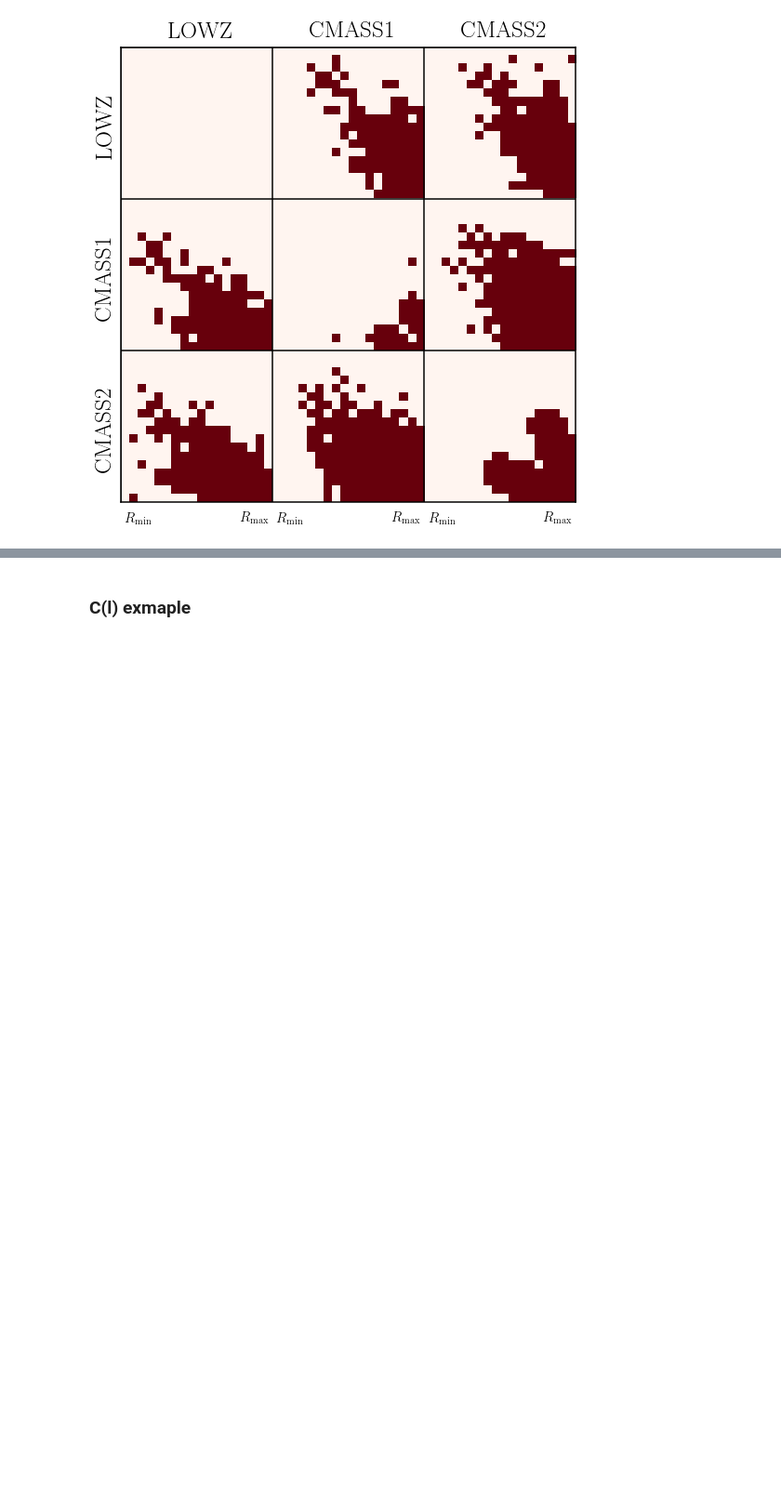
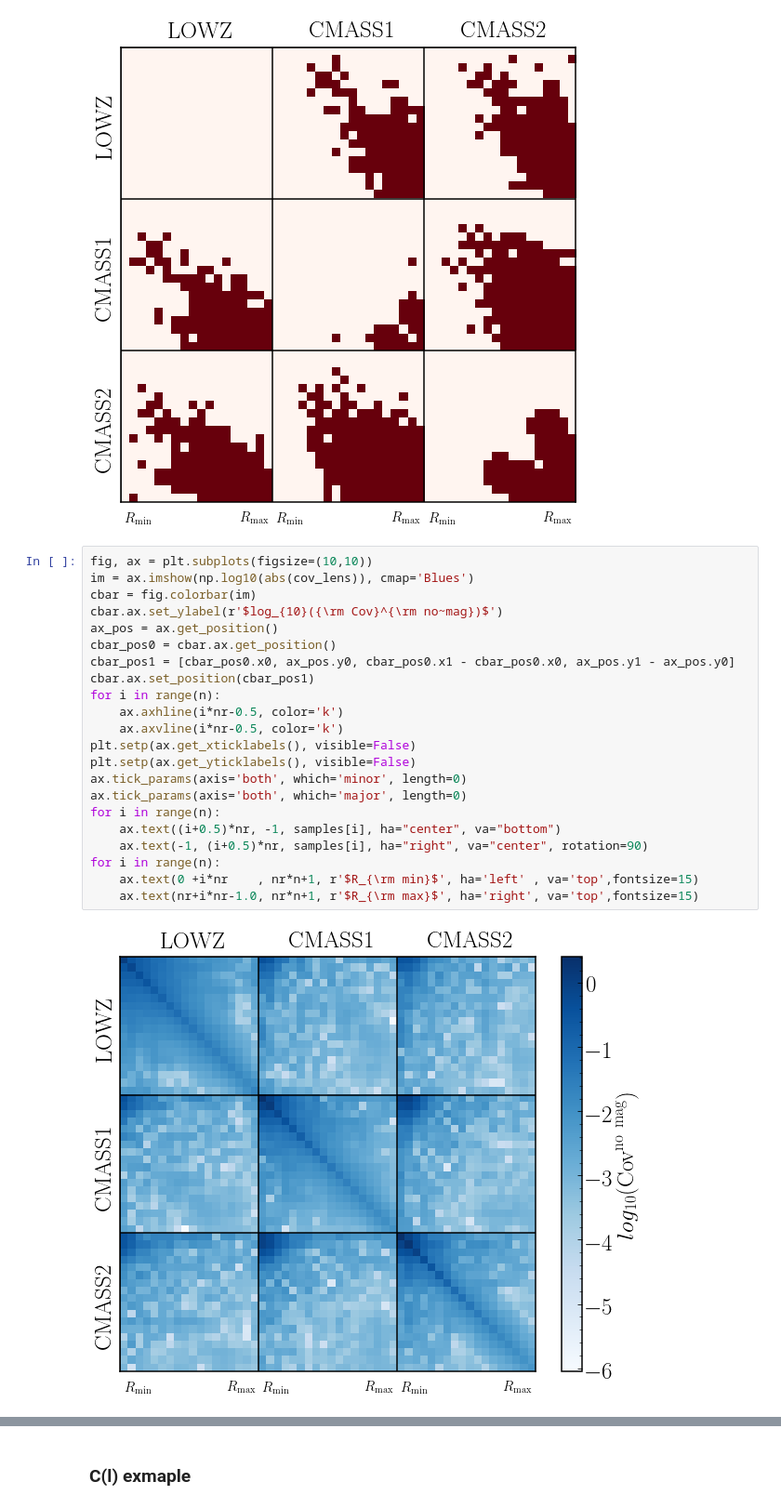
Before and after one commit to git-sunao/magnificaioneff_covariance, a Jupyter notebook: magnificationbias_covariance.ipynb, the cells around one changed output, grey strips where cells are left out. Shown: that part at 93% size. Drawn from its saved outputs; the diff is of its cells as text; blank space fills up the shorter version.

Commit message:
added cov & cov+dcov color map

```diff
--- a/magnificationbias_covariance.ipynb
+++ b/magnificationbias_covariance.ipynb
@@ -298,3 +298,27 @@ for i in range(n):
     ax.text(nr+i*nr-1.0, nr*n+1, r'$R_{\rm max}$', ha='right', va='top',fontsize=15)
 # %% [output]
 [figure]
+# %%
+fig, ax = plt.subplots(figsize=(10,10))
+im = ax.imshow(np.log10(abs(cov_lens)), cmap='Blues')
+cbar = fig.colorbar(im)
+cbar.ax.set_ylabel(r'$log_{10}({\rm Cov}^{\rm no~mag})$')
+ax_pos = ax.get_position()
+cbar_pos0 = cbar.ax.get_position()
+cbar_pos1 = [cbar_pos0.x0, ax_pos.y0, cbar_pos0.x1 - cbar_pos0.x0, ax_pos.y1 - ax_pos.y0]
+cbar.ax.set_position(cbar_pos1)
+for i in range(n):
+    ax.axhline(i*nr-0.5, color='k')
+    ax.axvline(i*nr-0.5, color='k')
+plt.setp(ax.get_xticklabels(), visible=False)
+plt.setp(ax.get_yticklabels(), visible=False)
+ax.tick_params(axis='both', which='minor', length=0)
+ax.tick_params(axis='both', which='major', length=0)
+for i in range(n):
+    ax.text((i+0.5)*nr, -1, samples[i], ha="center", va="bottom")
+    ax.text(-1, (i+0.5)*nr, samples[i], ha="right", va="center", rotation=90)
+for i in range(n):
+    ax.text(0 +i*nr    , nr*n+1, r'$R_{\rm min}$', ha='left' , va='top',fontsize=15)
+    ax.text(nr+i*nr-1.0, nr*n+1, r'$R_{\rm max}$', ha='right', va='top',fontsize=15)
+# %% [output]
+[figure, added]
```
Also changed, not shown: parts of 1 cell of this notebook.
